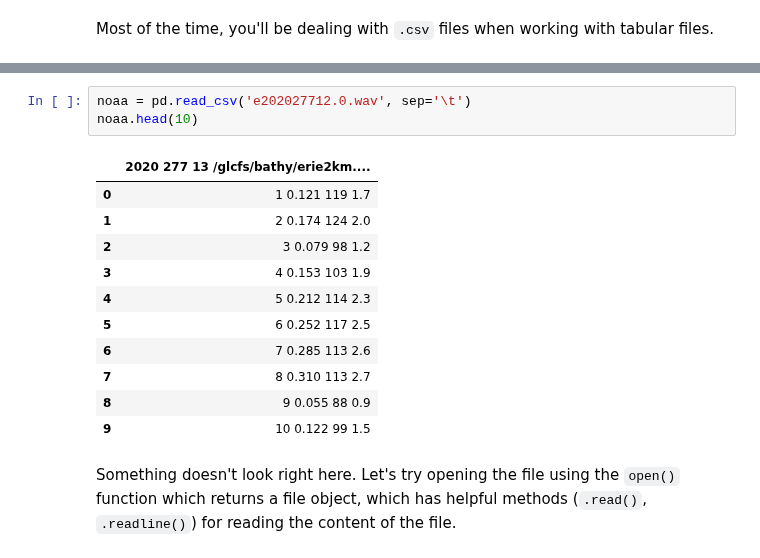
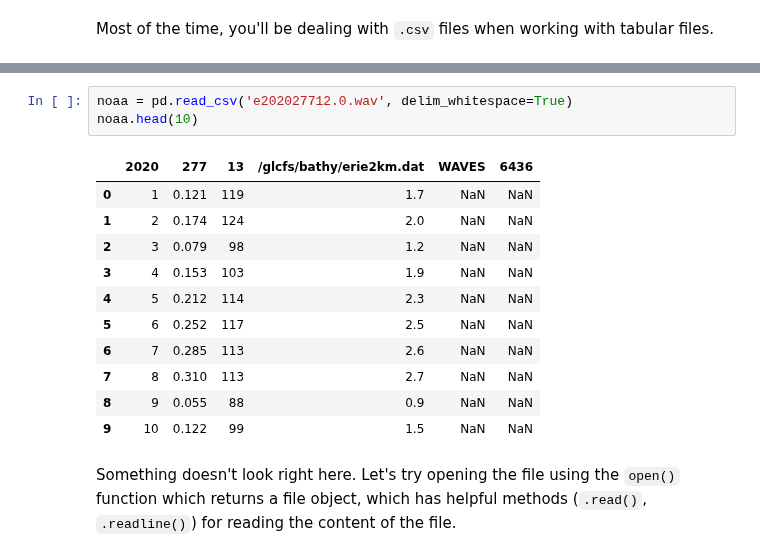
Before and after one commit to CME538/CME538-material, a Jupyter notebook: lectures/week3/lecture2/notebooks/week3_lecture2.ipynb, the cells around one changed output, grey strips where cells are left out. Saved outputs shown, nothing was run; the diff lists cells and outputs as text.

```diff
--- a/lectures/week3/lecture2/notebooks/week3_lecture2.ipynb
+++ b/lectures/week3/lecture2/notebooks/week3_lecture2.ipynb
@@ -125,20 +126,20 @@ The file is human readable, however, it is not tabular and therefore, cannot be
 
 First, let's take a look at the file in a text editor. I recommend using [Sublime](https://www.sublimetext.com/). From the text editor, we can see that the fields seems to be delimited by tabs or spaces so lets used `.read_csv` to import our file.
 # %%
-noaa = pd.read_csv('e202027712.0.wav', sep='\t')
+noaa = pd.read_csv('e202027712.0.wav', delim_whitespace=True)
 noaa.head(10)
 # %% [output]
-|  | 2020 277 13 /glcfs/bathy/erie2km.... |
-| 0 | 1 0.121 119 1.7 |
-| 1 | 2 0.174 124 2.0 |
-| 2 | 3 0.079 98 1.2 |
-| 3 | 4 0.153 103 1.9 |
-| 4 | 5 0.212 114 2.3 |
-| 5 | 6 0.252 117 2.5 |
-| 6 | 7 0.285 113 2.6 |
-| 7 | 8 0.310 113 2.7 |
-| 8 | 9 0.055 88 0.9 |
-| 9 | 10 0.122 99 1.5 |
+|  | 2020 | 277 | 13 | /glcfs/bathy/erie2km.dat | WAVES | 6436 |
+| 0 | 1 | 0.121 | 119 | 1.7 | NaN | NaN |
+| 1 | 2 | 0.174 | 124 | 2.0 | NaN | NaN |
+| 2 | 3 | 0.079 | 98 | 1.2 | NaN | NaN |
+| 3 | 4 | 0.153 | 103 | 1.9 | NaN | NaN |
+| 4 | 5 | 0.212 | 114 | 2.3 | NaN | NaN |
+| 5 | 6 | 0.252 | 117 | 2.5 | NaN | NaN |
+| 6 | 7 | 0.285 | 113 | 2.6 | NaN | NaN |
+| 7 | 8 | 0.310 | 113 | 2.7 | NaN | NaN |
+| 8 | 9 | 0.055 | 88 | 0.9 | NaN | NaN |
+| 9 | 10 | 0.122 | 99 | 1.5 | NaN | NaN |
 # %% [markdown]
 Something doesn't look right here. Let's try opening the file using the `open()` function which returns a file object, which has helpful methods (`.read()`, `.readline()`) for reading the content of the file.
 # %%
```
Also changed, not shown: parts of 57 cells of this notebook, 4 other files.
